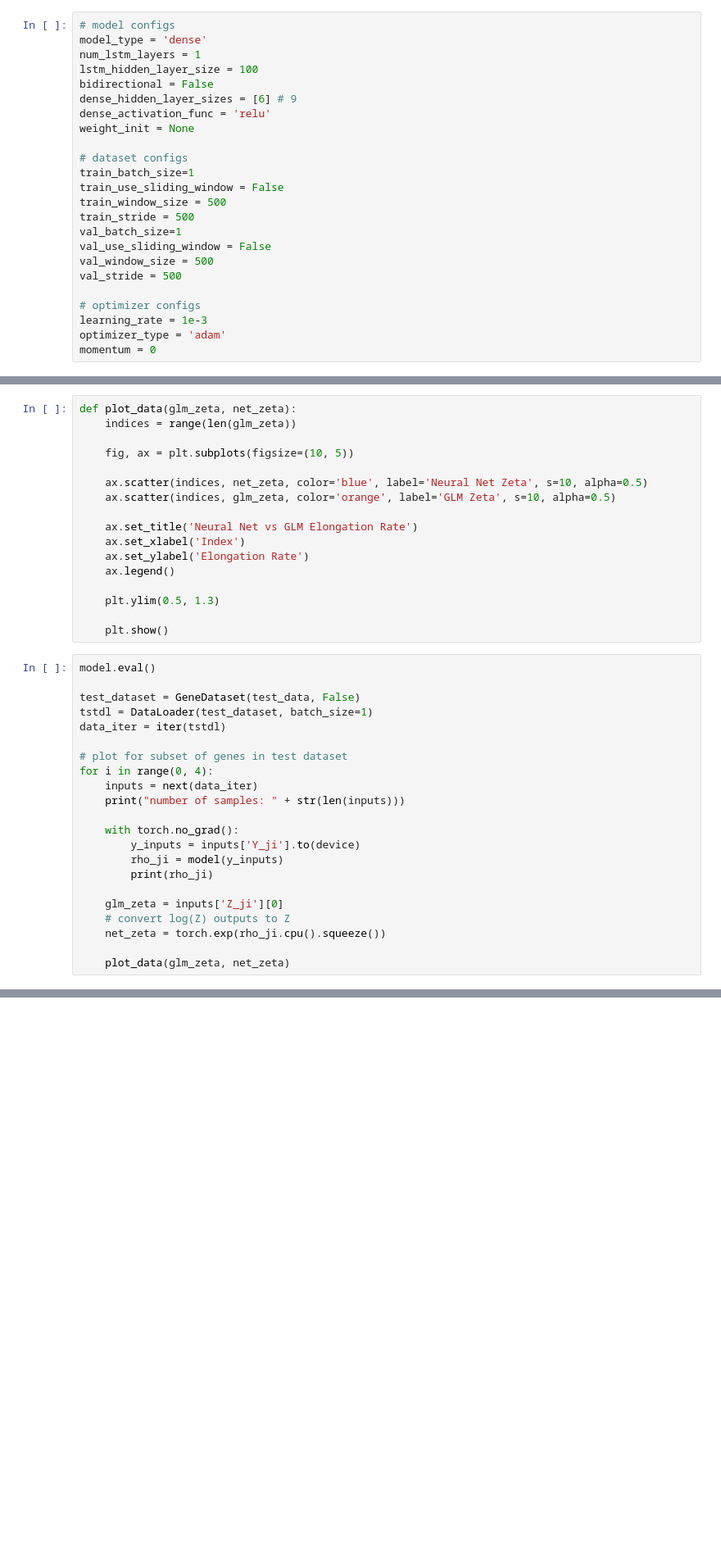
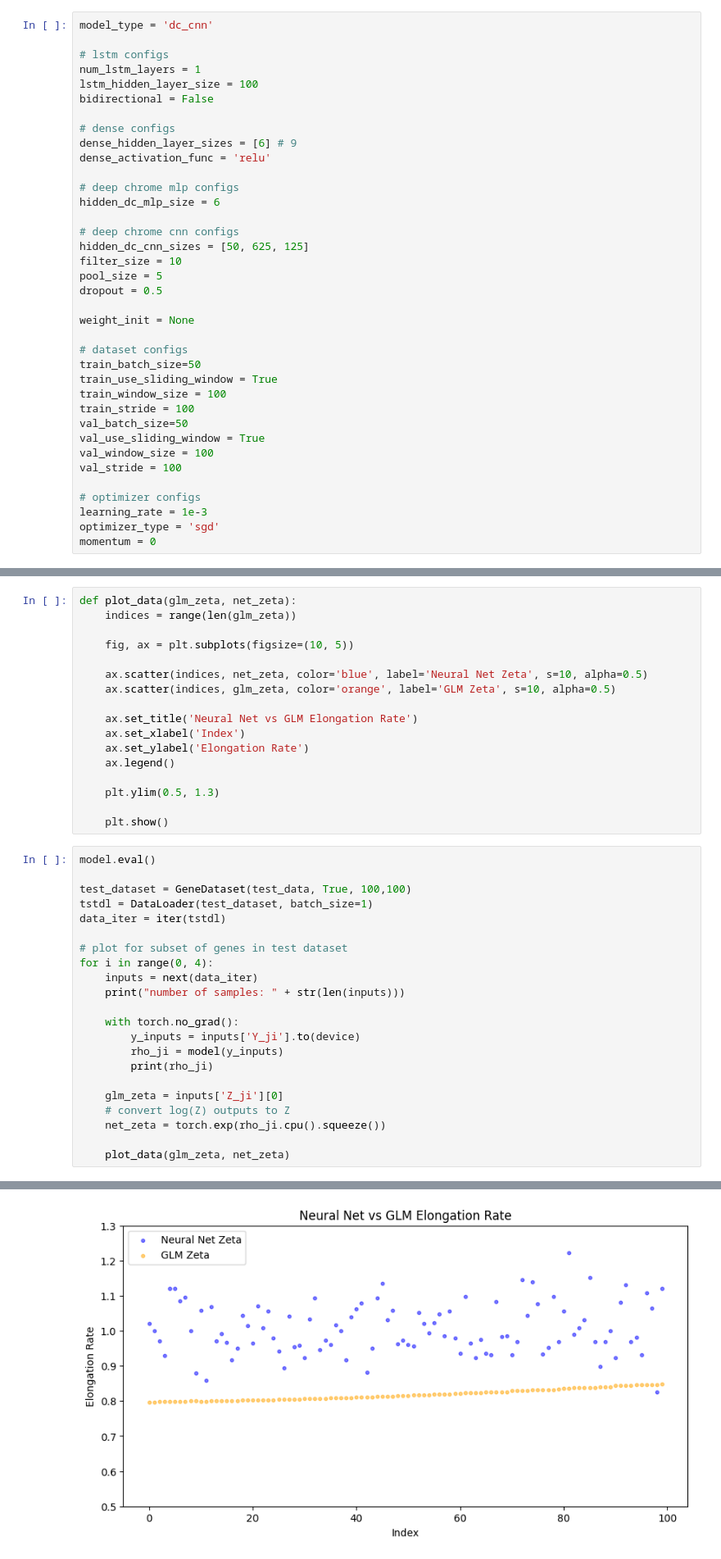
Before and after one commit to rhassett-cshl/ElongationNet, a Jupyter notebook: elongation_linear_net.ipynb, the cells around one changed output, grey strips where cells are left out. Shown: that part at 82% size. Cells and saved outputs as stored; diff of their text form; blank space fills up the shorter version.

```diff
--- a/elongation_linear_net.ipynb
+++ b/elongation_linear_net.ipynb
@@ -363,28 +413,41 @@ def print_profiler_results(profiler):
     sort_by_key = "cuda_memory_usage" if torch.cuda.is_available() else "cpu_memory_usage"
     print(profiler.key_averages().table(sort_by=sort_by_key, row_limit=10))
 # %%
-# model configs
-model_type = 'dense'
+model_type = 'dc_cnn'
+
+# lstm configs
 num_lstm_layers = 1
 lstm_hidden_layer_size = 100
 bidirectional = False
+
+# dense configs
 dense_hidden_layer_sizes = [6] # 9
 dense_activation_func = 'relu'
+
+# deep chrome mlp configs
+hidden_dc_mlp_size = 6
+
+# deep chrome cnn configs
+hidden_dc_cnn_sizes = [50, 625, 125]
+filter_size = 10
+pool_size = 5
+dropout = 0.5
+
 weight_init = None
 
 # dataset configs
-train_batch_size=1
-train_use_sliding_window = False
-train_window_size = 500
-train_stride = 500
-val_batch_size=1
-val_use_sliding_window = False
-val_window_size = 500
-val_stride = 500
+train_batch_size=50
+train_use_sliding_window = True
+train_window_size = 100
+train_stride = 100
+val_batch_size=50
+val_use_sliding_window = True
+val_window_size = 100
+val_stride = 100
 
 # optimizer configs
 learning_rate = 1e-3
-optimizer_type = 'adam'
+optimizer_type = 'sgd'
 momentum = 0
 # %%
 from torch.optim.lr_scheduler import ReduceLROnPlateau
@@ -611,7 +669,7 @@ def plot_data(glm_zeta, net_zeta):
 # %%
 model.eval()
 
-test_dataset = GeneDataset(test_data, False)
+test_dataset = GeneDataset(test_data, True, 100,100)
 tstdl = DataLoader(test_dataset, batch_size=1)
 data_iter = iter(tstdl)
 
@@ -630,3 +688,4 @@ for i in range(0, 4):
     net_zeta = torch.exp(rho_ji.cpu().squeeze())
 
     plot_data(glm_zeta, net_zeta)
+# %% [output]
@@ -632,0 +707 @@ for i in range(0, 4):
+[figure, added]
```
Also changed, not shown: parts of 6 cells of this notebook, 1 other file.
